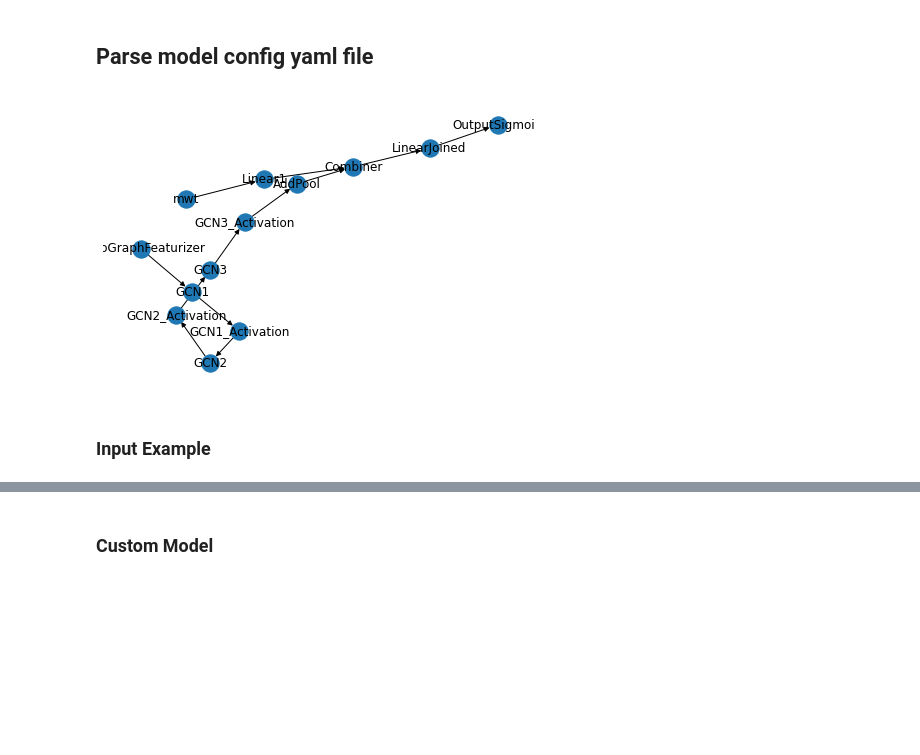
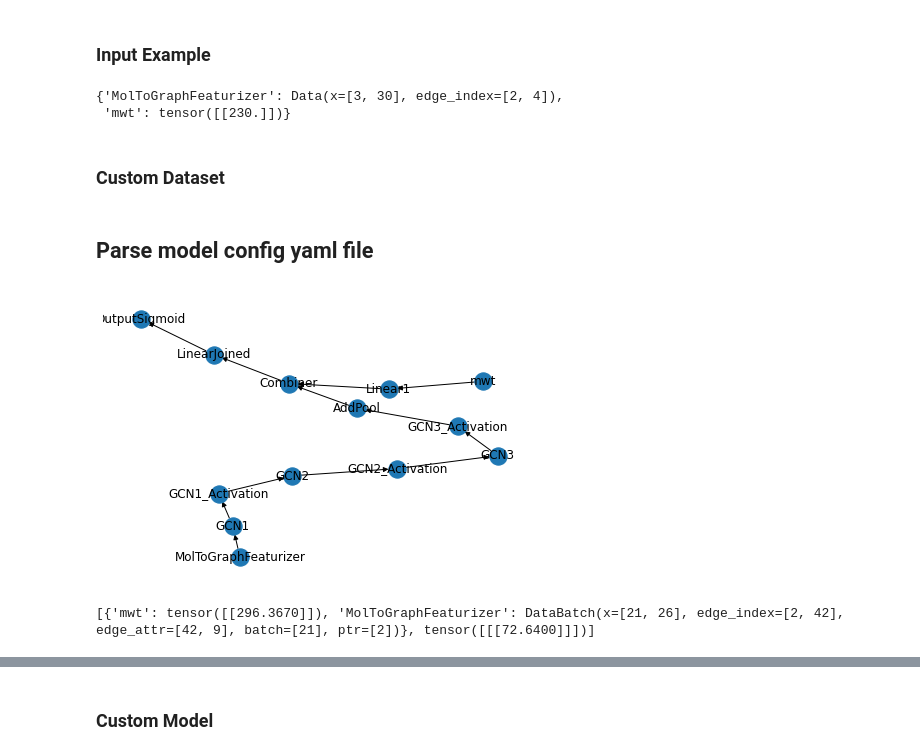
Before and after one commit to tridentbio/mariner, a Jupyter notebook: app/notebooks/ModelBuilding.ipynb, the cells around one changed output, grey strips where cells are left out. Saved outputs shown, nothing was run; the diff lists cells and outputs as text; code cells hidden in the pictures; blank space fills up the shorter version.

Commit message:
feat(model-building): update notebook with pyg dataset creation steps

```diff
--- a/app/notebooks/ModelBuilding.ipynb
+++ b/app/notebooks/ModelBuilding.ipynb
@@ -0,0 +1,21 @@
+# %% [markdown]
+### Input Example
+# %%
+from torch_geometric.data import Data
+import torch
+
+x = torch.ones(3, 30, dtype=torch.float)
+edge_index = torch.tensor([[0, 1, 1, 2], [1, 0, 2, 1]], dtype=torch.long)
+mwt = torch.tensor([[230.]], dtype=torch.float)
+
+dataset_input = {
+    'MolToGraphFeaturizer': Data(x=x, edge_index=edge_index, batch=None), # Batch is filled when
+                                                                          # sampled from a pyg DataLoader?
+    'mwt': mwt
+}
+dataset_input
+# %% [output]
+{'MolToGraphFeaturizer': Data(x=[3, 30], edge_index=[2, 4]),
+ 'mwt': tensor([[230.]])}
+# %% [markdown]
+### Custom Dataset
@@ -4,12 +82,10 @@
 import networkx as nx
 import yaml
 
-from app.features.model.schema.configs import ModelConfig
 
 config = """name: GNNExample
-
 dataset:
-  name: test_dataset_2
+  name: Small Zinc dataset
   target_column: tpsa
   feature_columns:
     - smiles
@@ -31,7 +107,7 @@ layers:
   - name: GCN1
     type: torch_geometric.nn.GCNConv
     args:
-      in_channels: 30
+      in_channels: 26
       out_channels: 64
     input: MolToGraphFeaturizer
 
@@ -69,34 +145,70 @@ layers:
   # End of fst branch
 
   # Second branch would simply be linear layers in mwt
   - name: Linear1
     type: torch.nn.Linear
     args:
       in_features: 1
       out_features: 10
     input: mwt
 
   - name: Combiner
     type: app.features.model.layers.Concat
     input: ['AddPool', 'Linear1']
 
   - name: LinearJoined
     type: torch.nn.Linear
     input: Combiner
     args:
       in_features: 74
       out_features: 1
 
   - name: OutputSigmoid
     type: torch.nn.Sigmoid
     input: LinearJoined
 """
 
 model = ModelConfig.from_yaml(config)
 
 nx.draw(model.make_graph(), with_labels=True)
 # %% [output]
-[figure, old version]
+[figure, new version]
+# %%
+
+## Creating the database dataset object
+from fastapi.datastructures import UploadFile
+from app.db.session import SessionLocal
+from app.features.dataset import controller as dataset_ctl
+from app.features.dataset.schema import DatasetCreate, Dataset
+from app.features.dataset.crud import repo as dataset_repo
+from app.features.user.crud import repo as user_repo
+
+ds_file_path = '/app/app/tests/data/zinc.csv'
+ds_file = open(ds_file_path, 'rb')
+ds_file = UploadFile(ds_file_path, ds_file)
+user = None
+db = None
+if not db:
+    db = SessionLocal()
+ds = dataset_repo.get_by_name(db, 'Small Zinc dataset')
+if not user:
+    user = user_repo.get_by_email(db, email='admin@mariner.trident.bio')
+    assert user is not None
+if not ds:
+    ds = dataset_ctl.create_dataset(db, user, DatasetCreate(
+        file=ds_file,
+        name="Small Zinc dataset",
+        description="The dataset with 1 smiles and 1 scalar columns as features and 1 scalar column as target",
+        split_target="60-20-20"
+    ))
+    assert ds is not None
+
+# creating pygnn dataset instance
+dataset = CustomDataset(ds, model)
+dataloader = DataLoader(dataset)
+print(next(iter(dataloader)))
+# %% [output]
+[{'mwt': tensor([[296.3670]]), 'MolToGraphFeaturizer': DataBatch(x=[21, 26], edge_index=[2, 42], edge_attr=[42, 9], batch=[21], ptr=[2])}, tensor([[[72.6400]]])]
 # %%
 import torch_geometric.nn as geom_nn
 from torch.nn import ReLU, Sigmoid
@@ -129,5 +241,3 @@ def is_graph_activation(layer, layers_dict, previous):
         if is_message_passing(layers_dict[name]) or is_graph_pooling(layers_dict[name]):
             return True
     return False
-# %% [markdown]
-### Input Example
```
Also changed, not shown: parts of 3 cells of this notebook, 2 other files.
